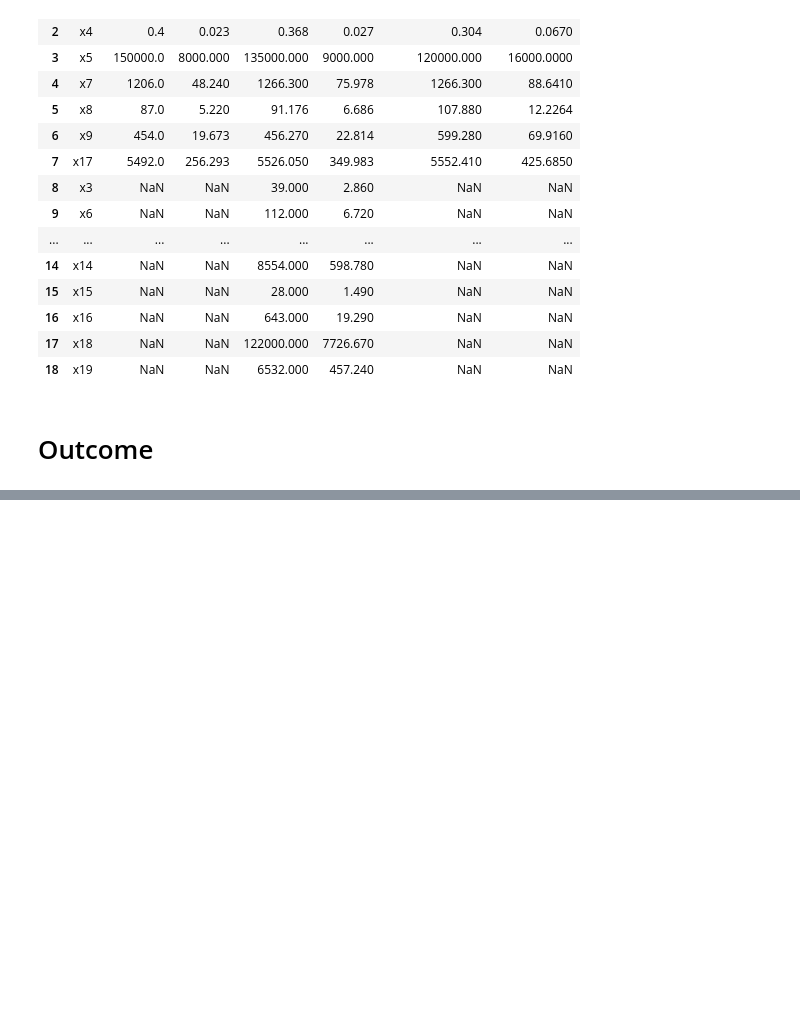
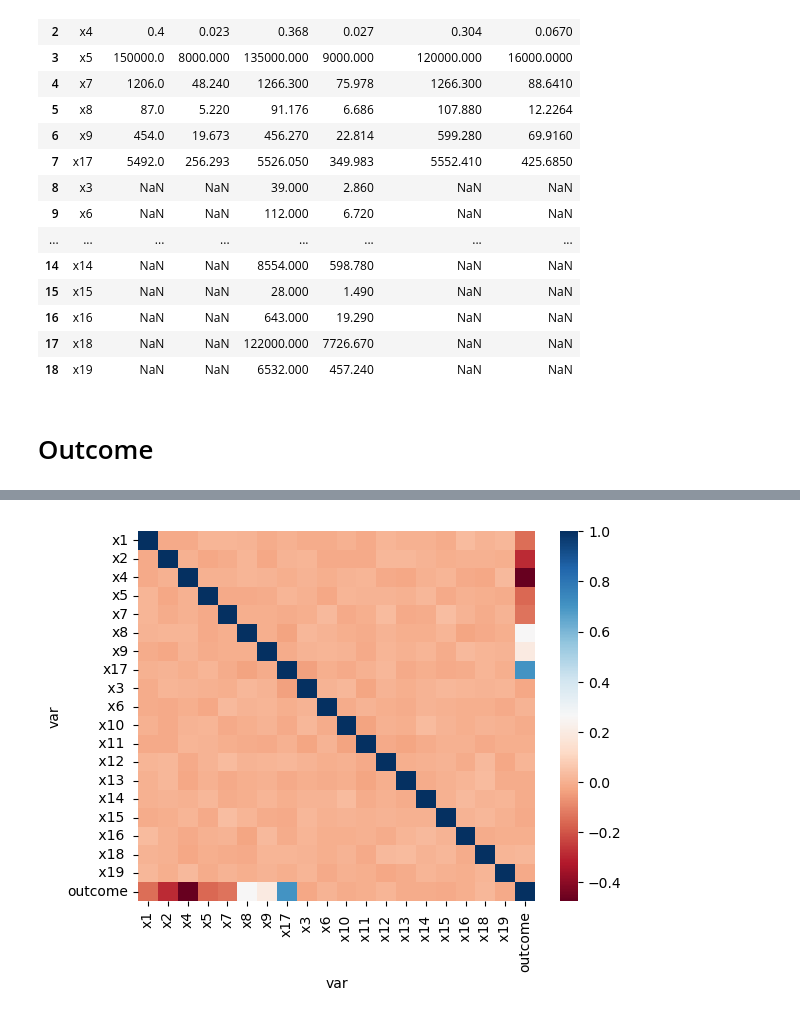
Before and after one commit to hritiksauw199/Nanomatter-Motionlab, a Jupyter notebook: data_generate code.ipynb, the cells around one changed output, grey strips where cells are left out. Saved outputs shown, nothing was run; the diff lists cells and outputs as text; code cells hidden in the pictures; blank space fills up the shorter version.

Commit message:
data creation final

```diff
--- a/data_generate code.ipynb
+++ b/data_generate code.ipynb
@@ -161,0 +162,10 @@ plt.show()
+# %%
+corr = drift_data.corr()
+
+sns.heatmap(corr,
+            cmap='RdBu',
+            xticklabels=corr.columns.values,
+            yticklabels=corr.columns.values)
+plt.show()
+# %% [output]
+[figure, added]
```
Also changed, not shown: parts of 6 cells of this notebook, 3 other files.
